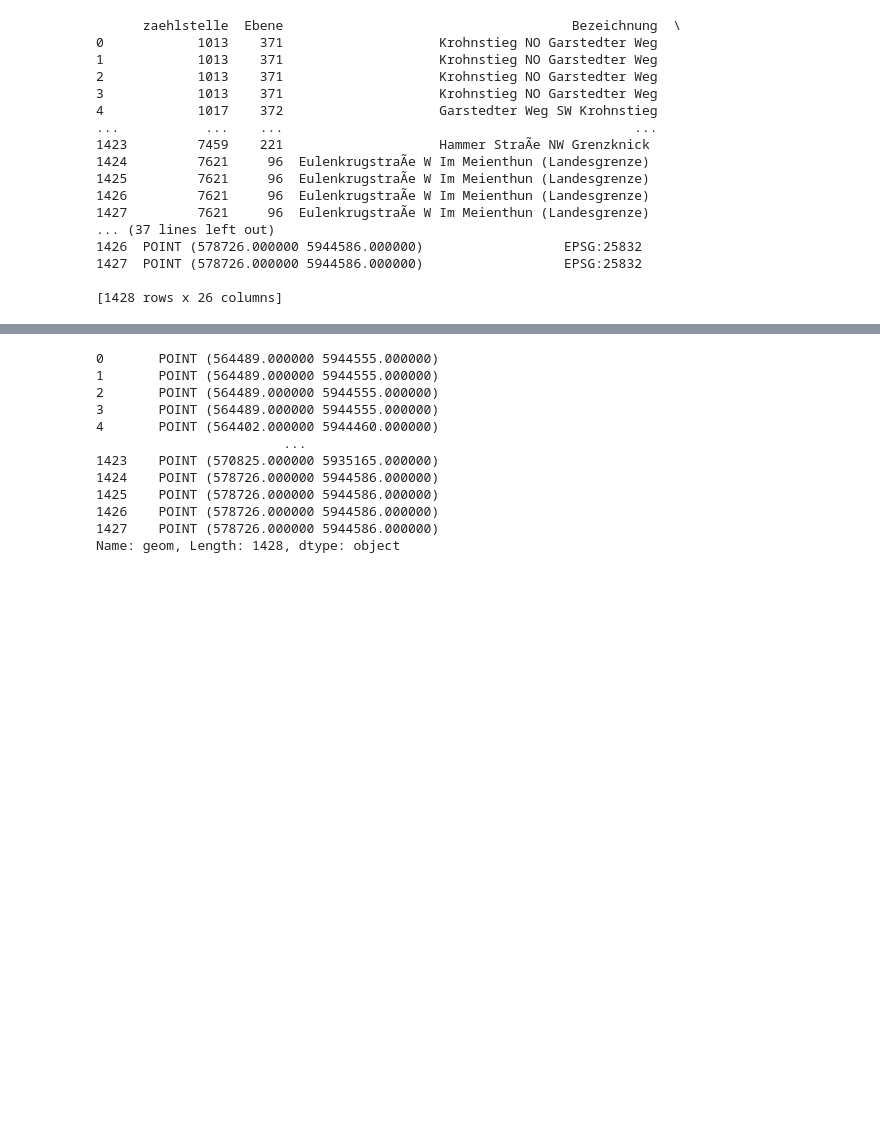
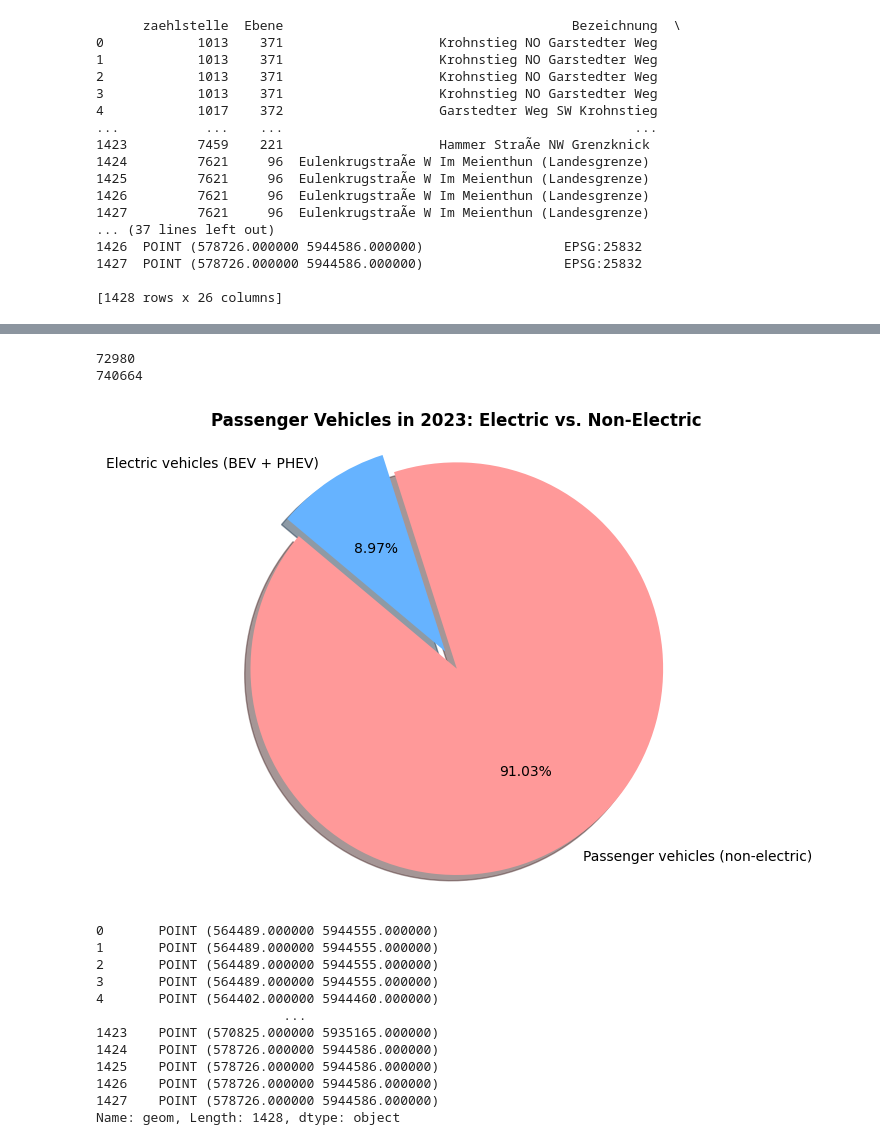
Before and after one commit to DanielJott/hamburg_echarging, a Jupyter notebook: hamburg.ipynb, the cells around one changed output, grey strips where cells are left out. Cells and saved outputs as stored; diff of their text form; code cells hidden in the pictures; blank space fills up the shorter version.

```diff
--- a/hamburg.ipynb
+++ b/hamburg.ipynb
@@ -426,3 +442,34 @@ plt.show()
+# %%
+all_electro = np.sum(E) + np.sum(P)  # Total electric vehicles
+print(all_electro)
+all_passenger_vehicles = 813644      # Total passenger vehicles in 2023
+all_passenger_vehicles_wo_electro = all_passenger_vehicles - all_electro
+print(all_passenger_vehicles_wo_electro)
+
+# Labels and sizes for the pie chart
+labels = ['Passenger vehicles (non-electric)', 'Electric vehicles (BEV + PHEV)']
+sizes = [all_passenger_vehicles_wo_electro, all_electro]
+colors = ['#ff9999', '#66b3ff']
+explode = (0.1, 0)  # Explode the 1st slice (optional)
+
+# Plotting
+plt.figure(figsize=(8, 6))
+plt.pie(
+    sizes,
+    explode=explode,
+    labels=labels,
+    colors=colors,
+    autopct='%1.2f%%',
+    shadow=True,
+    startangle=140
+)
+plt.title('Passenger Vehicles in 2023: Electric vs. Non-Electric', fontweight='bold')
+plt.axis('equal')  # Equal aspect ratio ensures a circular pie chart
+plt.show()
+# %% [output]
+72980
+740664
+[figure, added]
 # %%
 print(georef_verkehr.geom)
 # %% [output]
```
Also changed, not shown: parts of 24 cells of this notebook, 1 other file.
